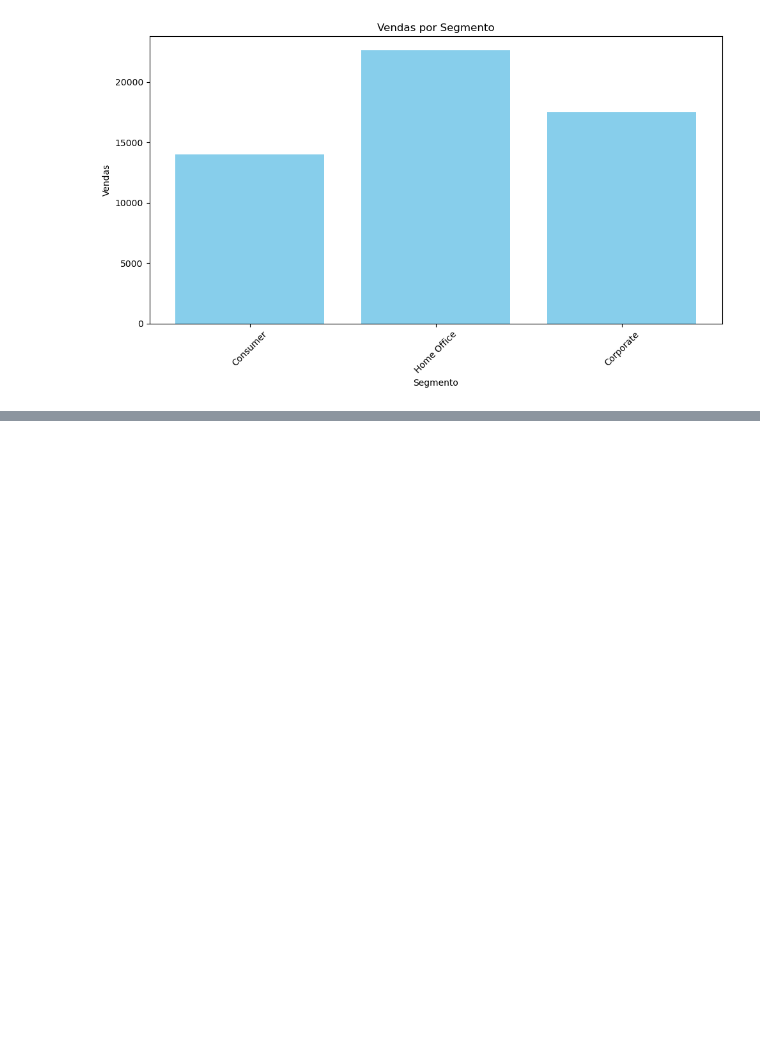
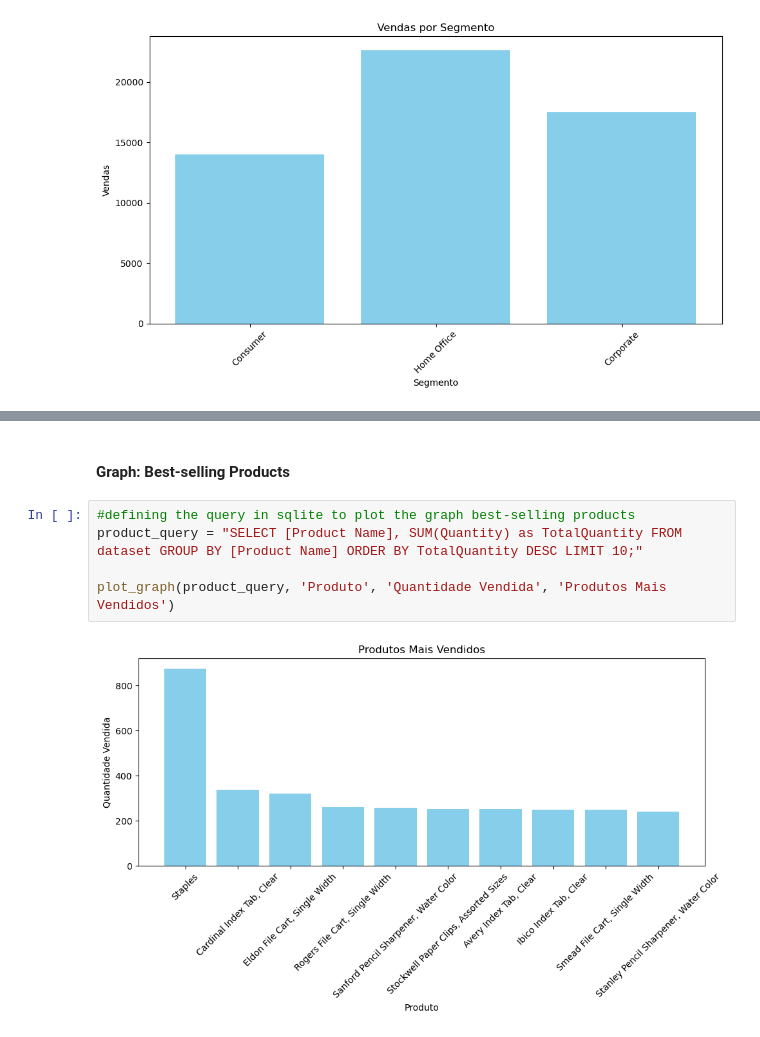
Before and after one commit to diegosantss/desafio-fadesp-processo-seletivo, a Jupyter notebook: solucao-desafio.ipynb, the cells around one changed output, grey strips where cells are left out. Saved outputs shown, nothing was run; the diff lists cells and outputs as text; blank space fills up the shorter version.

```diff
--- a/solucao-desafio.ipynb
+++ b/solucao-desafio.ipynb
@@ -146,0 +166,9 @@ plot_graph(query, 'Ano', 'Lucro', 'Lucro por Ano')
+# %% [markdown]
+#### Graph: Best-selling Products
+# %%
+#defining the query in sqlite to plot the graph best-selling products
+product_query = "SELECT [Product Name], SUM(Quantity) as TotalQuantity FROM dataset GROUP BY [Product Name] ORDER BY TotalQuantity DESC LIMIT 10;"
+
+plot_graph(product_query, 'Produto', 'Quantidade Vendida', 'Produtos Mais Vendidos')
+# %% [output]
+[figure, added]
```
Also changed, not shown: parts of 17 cells of this notebook, 8 other files.
